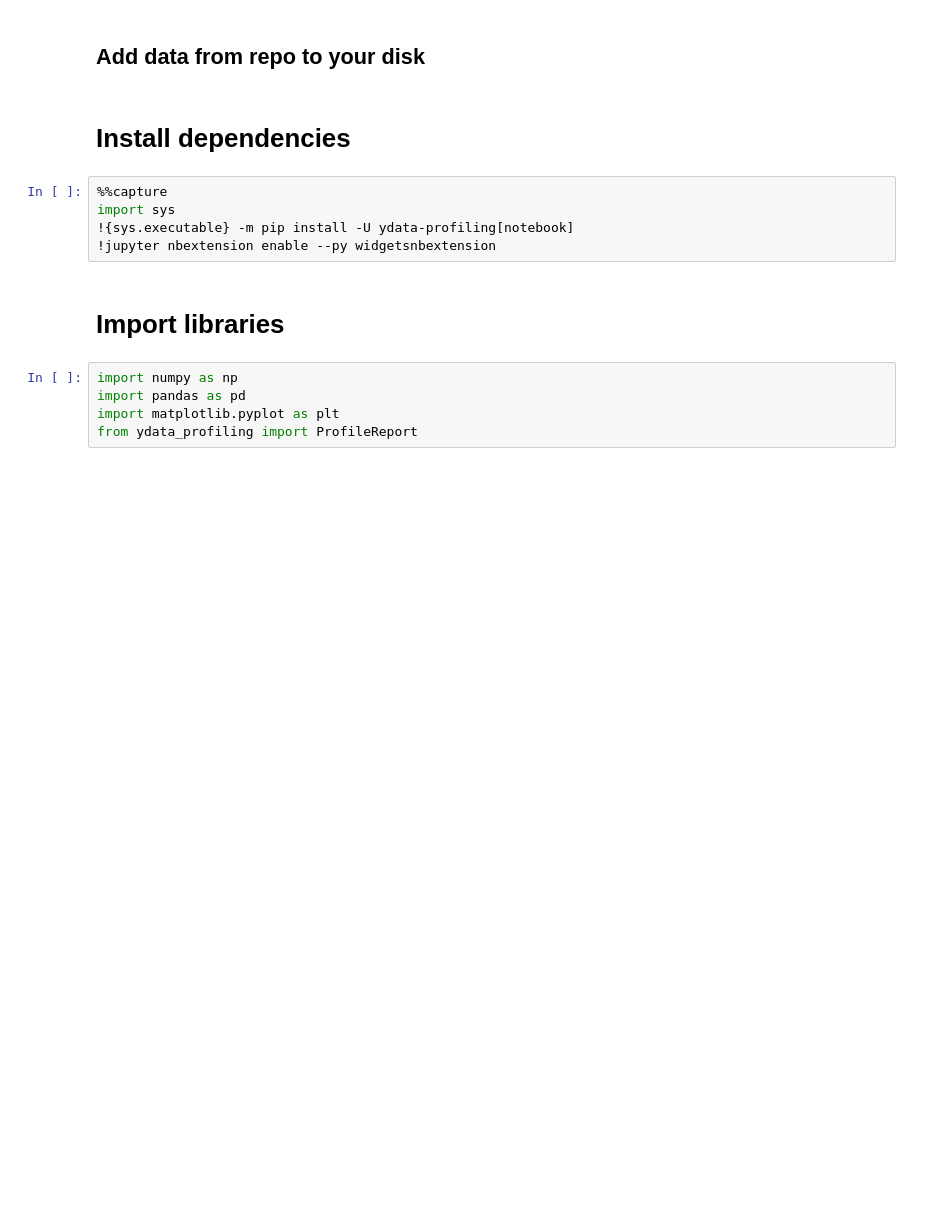
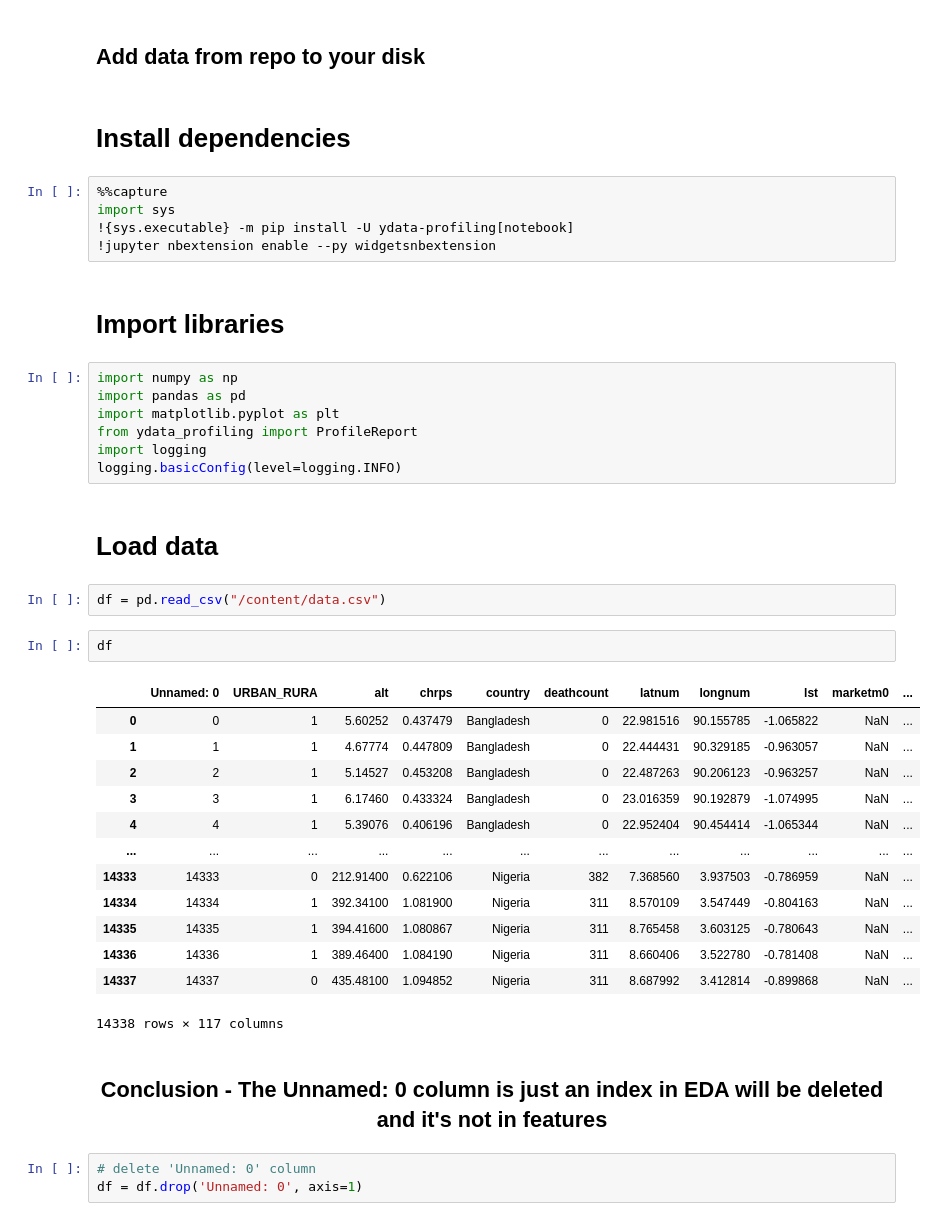
Before and after one commit to AdamPrzychodniPrivate/ml-poverty-prediction, a Jupyter notebook: pipeline/notebooks/2_EDA.ipynb, the cells around one changed output. Cells and saved outputs as stored; diff of their text form; blank space fills up the shorter version.

```diff
--- a/pipeline/notebooks/2_EDA.ipynb
+++ b/pipeline/notebooks/2_EDA.ipynb
@@ -16,3 +18,32 @@ import numpy as np
 import pandas as pd
 import matplotlib.pyplot as plt
 from ydata_profiling import ProfileReport
+import logging
+logging.basicConfig(level=logging.INFO)
+# %% [markdown]
+# Load data
+# %%
+df = pd.read_csv("/content/data.csv")
+# %%
+df
+# %% [output]
+|  | Unnamed: 0 | URBAN_RURA | alt | chrps | country | deathcount | latnum | longnum | lst | marketm0 | ... |
+| 0 | 0 | 1 | 5.60252 | 0.437479 | Bangladesh | 0 | 22.981516 | 90.155785 | -1.065822 | NaN | ... |
+| 1 | 1 | 1 | 4.67774 | 0.447809 | Bangladesh | 0 | 22.444431 | 90.329185 | -0.963057 | NaN | ... |
+| 2 | 2 | 1 | 5.14527 | 0.453208 | Bangladesh | 0 | 22.487263 | 90.206123 | -0.963257 | NaN | ... |
+| 3 | 3 | 1 | 6.17460 | 0.433324 | Bangladesh | 0 | 23.016359 | 90.192879 | -1.074995 | NaN | ... |
+| 4 | 4 | 1 | 5.39076 | 0.406196 | Bangladesh | 0 | 22.952404 | 90.454414 | -1.065344 | NaN | ... |
+| ... | ... | ... | ... | ... | ... | ... | ... | ... | ... | ... | ... |
+| 14333 | 14333 | 0 | 212.91400 | 0.622106 | Nigeria | 382 | 7.368560 | 3.937503 | -0.786959 | NaN | ... |
+| 14334 | 14334 | 1 | 392.34100 | 1.081900 | Nigeria | 311 | 8.570109 | 3.547449 | -0.804163 | NaN | ... |
+| 14335 | 14335 | 1 | 394.41600 | 1.080867 | Nigeria | 311 | 8.765458 | 3.603125 | -0.780643 | NaN | ... |
+| 14336 | 14336 | 1 | 389.46400 | 1.084190 | Nigeria | 311 | 8.660406 | 3.522780 | -0.781408 | NaN | ... |
+| 14337 | 14337 | 0 | 435.48100 | 1.094852 | Nigeria | 311 | 8.687992 | 3.412814 | -0.899868 | NaN | ... |
+14338 rows × 117 columns
+# %% [markdown]
+<h2 align="center">
+    Conclusion - The Unnamed: 0 column is just an index in EDA will be deleted and it's not in features
+</h2>
+# %%
+# delete 'Unnamed: 0' column
+df = df.drop('Unnamed: 0', axis=1)
```
Also changed, not shown: parts of 15 cells of this notebook.
